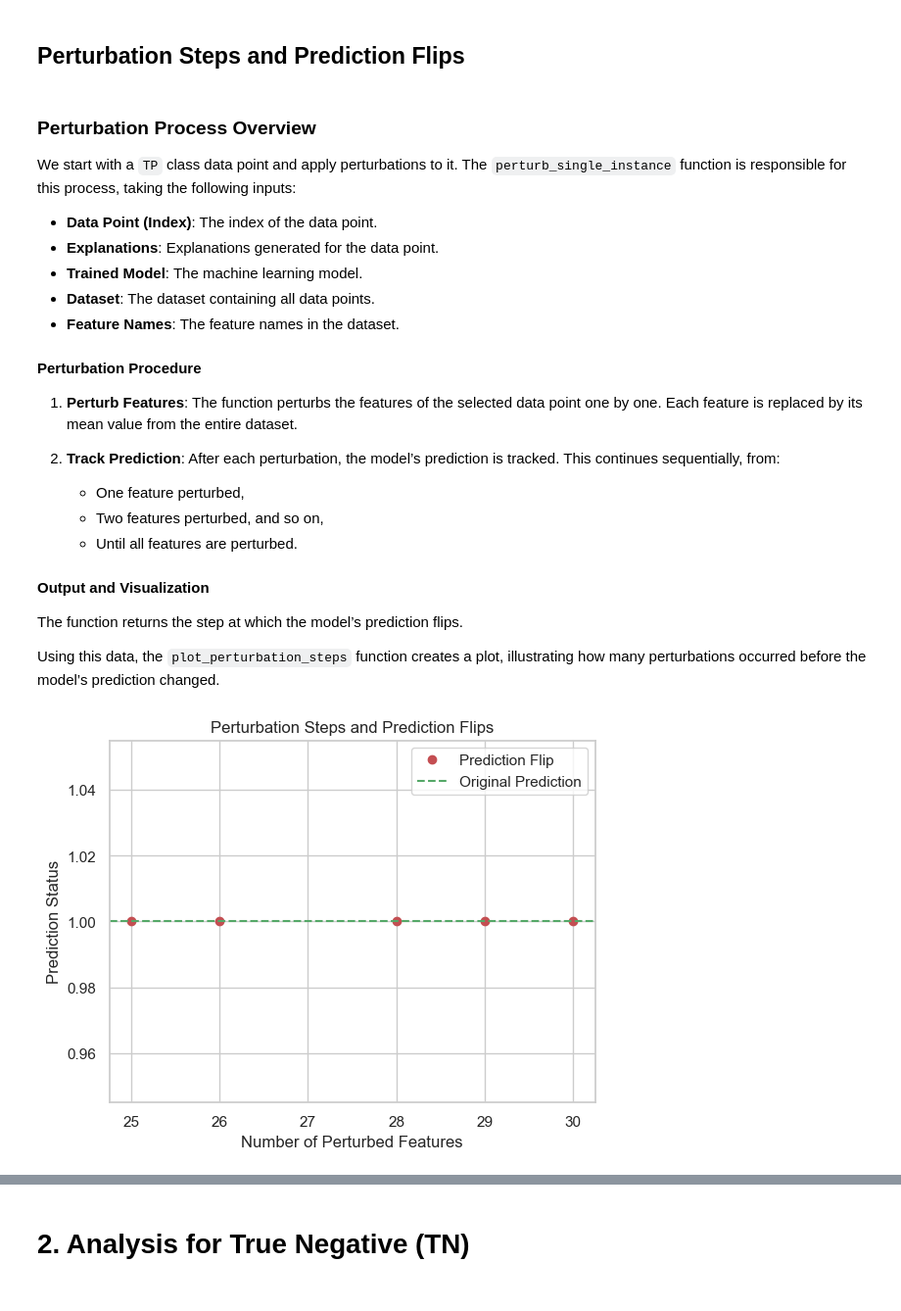
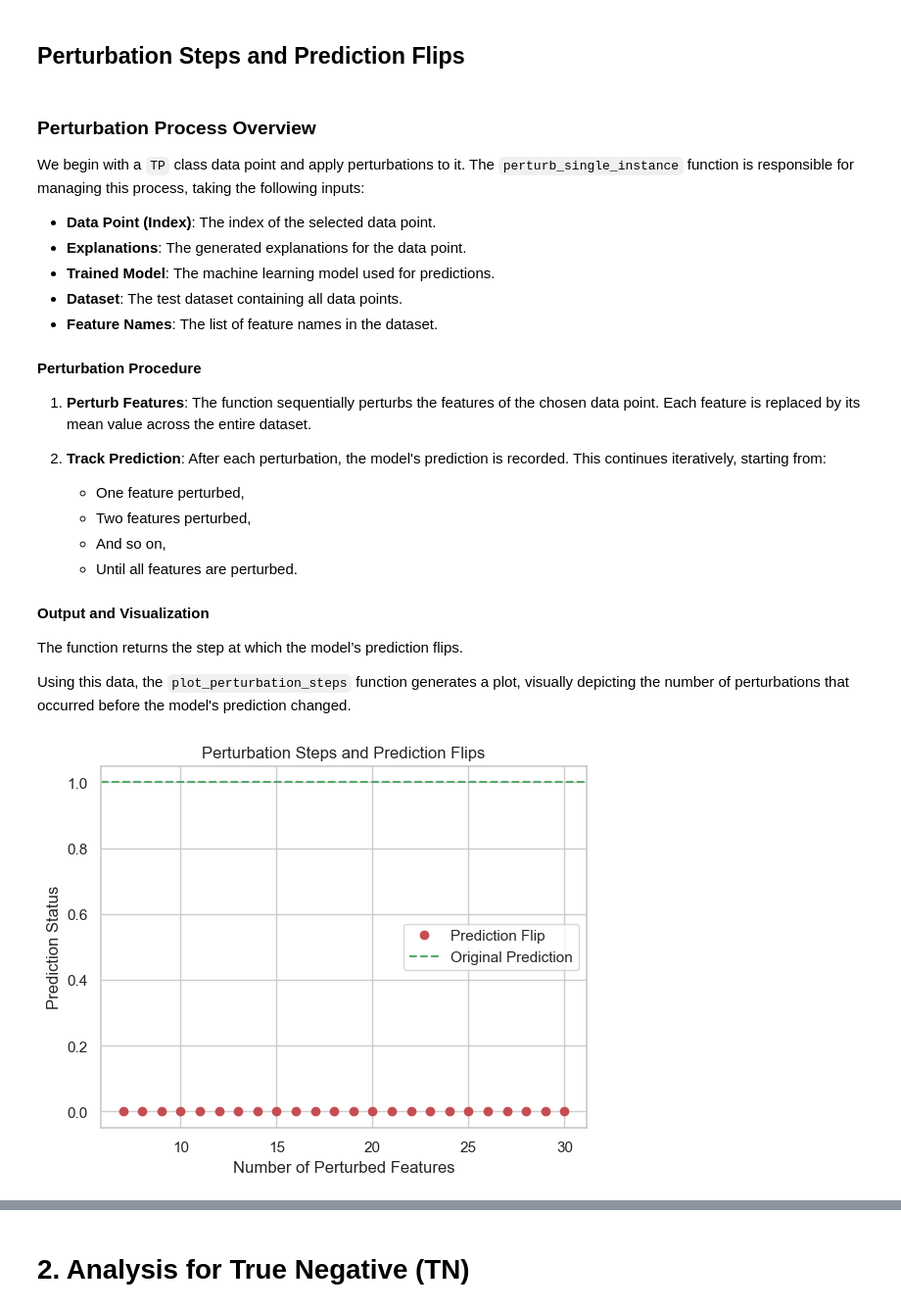
Before and after one commit to RickSanchezStoic/XAI, a Jupyter notebook: main.ipynb, the cells around one changed output, grey strips where cells are left out. Shown: that part at 98% size. Drawn from its saved outputs; the diff is of its cells as text; code cells hidden in the pictures.

Commit message:
fixed bugs with step perturbation and visualisation and added random sampling

```diff
--- a/main.ipynb
+++ b/main.ipynb
@@ -135,7 +125,7 @@ from lime_analysis.utils import get_subset_samples
 from lime_analysis.lime_explanations import initialize_lime, generate_explanations
 
 # Get subset of samples, currently four: (FP, TP, FN, TN)
-selected_indices = get_subset_samples(test_data, true_labels, model)
+selected_indices = get_subset_samples(test_data, true_labels, model, use_random = True)
 # %% [markdown]
 
 
@@ -257,38 +248,39 @@ The parsimony for this instance for a threshold of 0.4 is 17
 # %% [markdown]
 ### Perturbation Process Overview
 
-We start with a `TP` class data point and apply perturbations to it. The `perturb_single_instance` function is responsible for this process, taking the following inputs:
+We begin with a `TP` class data point and apply perturbations to it. The `perturb_single_instance` function is responsible for managing this process, taking the following inputs:
 
-- **Data Point (Index)**: The index of the data point.
-- **Explanations**: Explanations generated for the data point.
-- **Trained Model**: The machine learning model.
-- **Dataset**: The dataset containing all data points.
-- **Feature Names**: The feature names in the dataset.
+- **Data Point (Index)**: The index of the selected data point.
+- **Explanations**: The generated explanations for the data point.
+- **Trained Model**: The machine learning model used for predictions.
+- **Dataset**: The test dataset containing all data points.
+- **Feature Names**: The list of feature names in the dataset.
 
 #### Perturbation Procedure
 
-1. **Perturb Features**: The function perturbs the features of the selected data point one by one. Each feature is replaced by its mean value from the entire dataset.
+1. **Perturb Features**: The function sequentially perturbs the features of the chosen data point. Each feature is replaced by its mean value across the entire dataset.
 
-2. **Track Prediction**: After each perturbation, the model’s prediction is tracked. This continues sequentially, from:
+2. **Track Prediction**: After each perturbation, the model's prediction is recorded. This continues iteratively, starting from:
    - One feature perturbed,
-   - Two features perturbed, and so on,
+   - Two features perturbed,
+   - And so on,
    - Until all features are perturbed.
 
 #### Output and Visualization
 
 The function returns the step at which the model’s prediction flips.
 
-Using this data, the `plot_perturbation_steps` function creates a plot, illustrating how many perturbations occurred before the model’s prediction changed.
+Using this data, the `plot_perturbation_steps` function generates a plot, visually depicting the number of perturbations that occurred before the model's prediction changed.
 # %%
 from visualisation.lime import plot_perturbation_steps
 from lime_analysis.perturbation import calculate_feature_means, perturb_single_instance
 
 results = perturb_single_instance(
-    {"TP": [1]}, explanations["TP"]["attributions"], model, test_data, feature_names
+    {"TP": explanations["TP"]['indices']}, explanations["TP"]["attributions"], model, test_data, feature_names
 )
 plot_perturbation_steps(results)
 # %% [output]
-[figure, old version]
+[figure, new version]
 # %% [markdown]
 ## **Perturbation Curve for the Entire Dataset**
 
```
Also changed, not shown: parts of 29 cells of this notebook, 3 other files.
